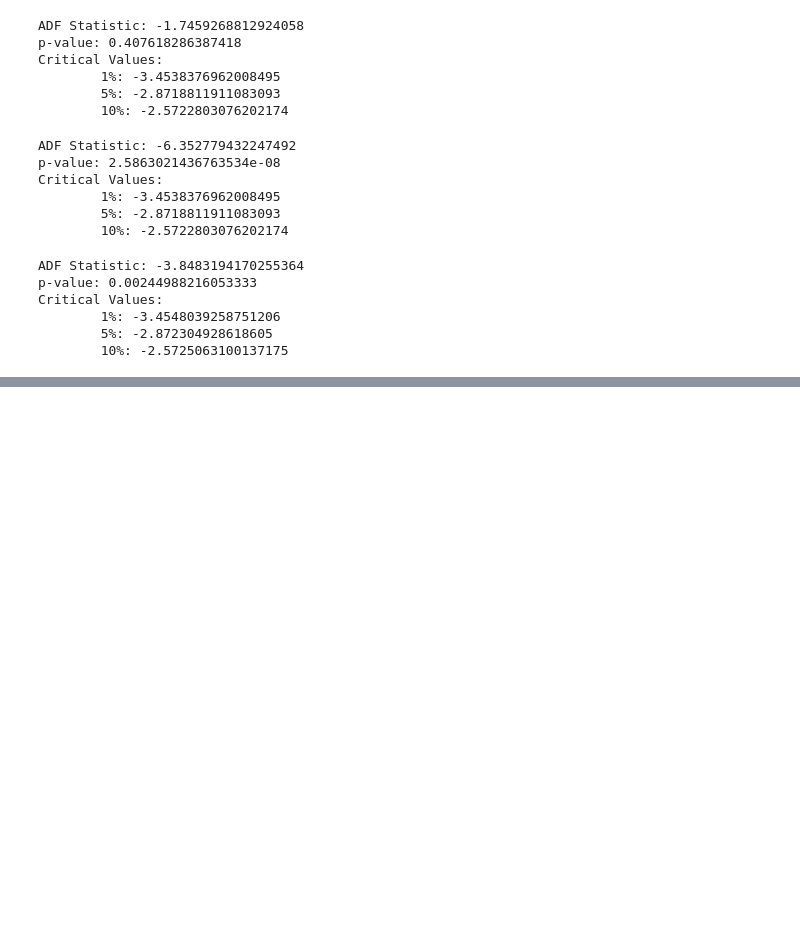
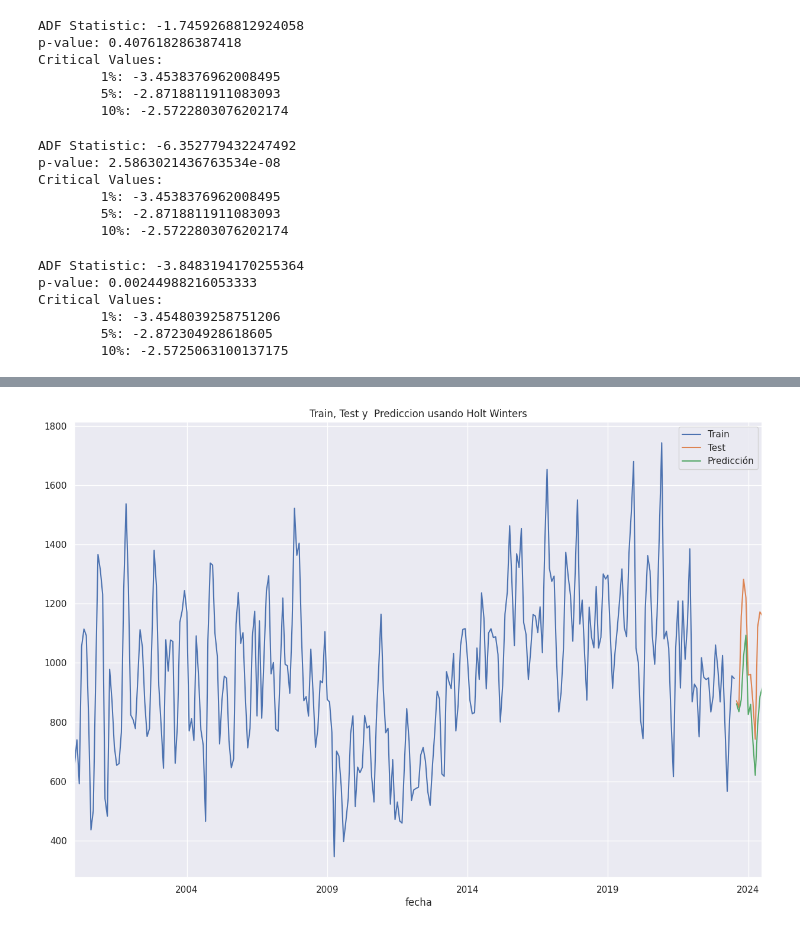
Before and after one commit to LordOnion88/MAD, a Jupyter notebook: Series de Tiempo/Predicciones produccion de cafe/Produccion de cafe.ipynb, the cells around one changed output, grey strips where cells are left out. Cells and saved outputs as stored; diff of their text form; code cells hidden in the pictures; blank space fills up the shorter version.

```diff
--- a/Series de Tiempo/Predicciones produccion de cafe/Produccion de cafe.ipynb
+++ b/Series de Tiempo/Predicciones produccion de cafe/Produccion de cafe.ipynb
@@ -158,0 +187,7 @@ Critical Values:
+# %%
+# Partiendo los datos entre entrenamiento y prueba
+
+Entrenamiento_df_s= df_s[:283]
+Prueba_df_s= df_s[283:]
+
+display(Prueba_df_s,Entrenamiento_df_s)
@@ -158,0 +223,9 @@ Critical Values:
+# %%
+fitted_model = ExponentialSmoothing(Entrenamiento_df_s["Toneladas"],trend="mul",seasonal="mul",seasonal_periods=12).fit()
+test_predictions = fitted_model.forecast(12)
+Entrenamiento_df_s["Toneladas"].plot(legend=True,label="Train")
+Prueba_df_s["Toneladas"].plot(legend=True,label="Test",figsize=(15,10))
+test_predictions.plot(legend=True,label="Predicción")
+plt.title("Train, Test y  Prediccion usando Holt Winters");
+# %% [output]
+[figure, added]
```
Also changed, not shown: parts of 7 cells of this notebook, 1 other file.
